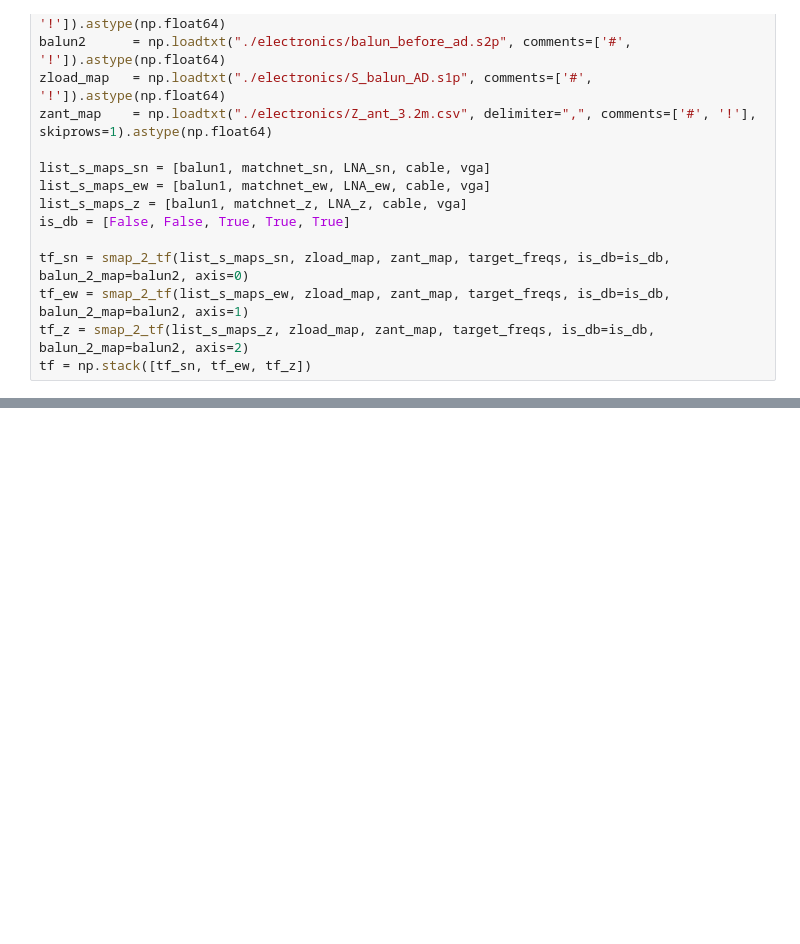
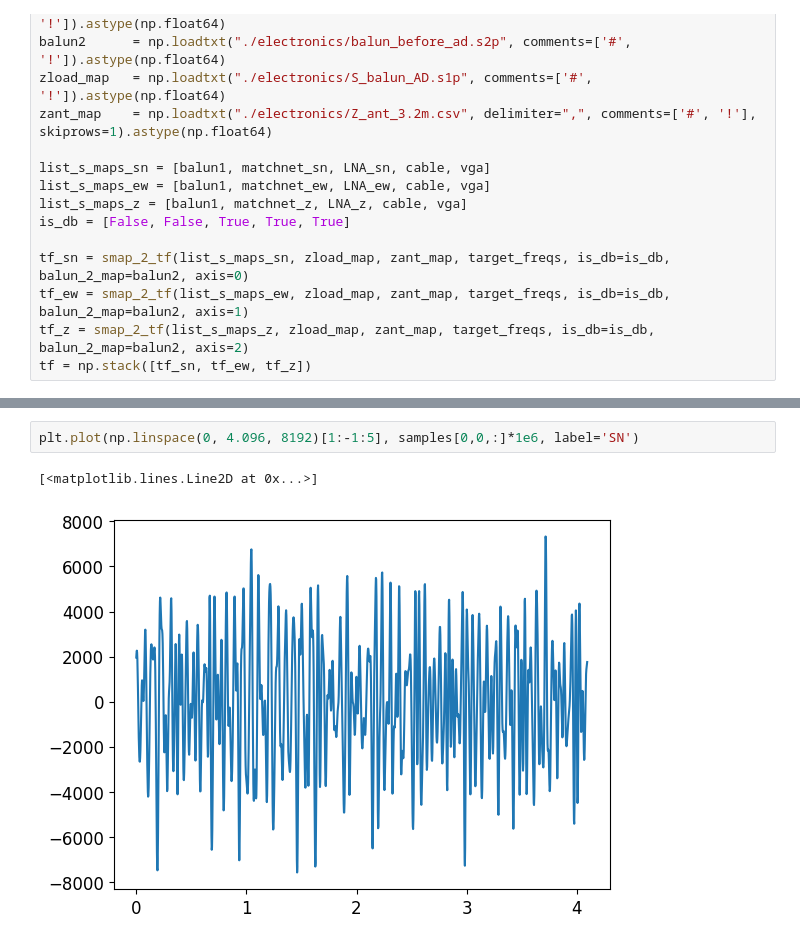
Before and after one commit to arsenefer/DU_response_computation, a Jupyter notebook: test_clean_noise.ipynb, the cells around one changed output, grey strips where cells are left out. Cells and saved outputs as stored; diff of their text form; blank space fills up the shorter version.

```diff
--- a/test_clean_noise.ipynb
+++ b/test_clean_noise.ipynb
@@ -98,0 +253,5 @@ plt.scatter((noise_computer.lst_rads*180/np.pi/15+12)%24, np.sum(noise_computer.
+# %%
+plt.plot(np.linspace(0, 4.096, 8192)[1:-1:5], samples[0,0,:]*1e6, label='SN')
+# %% [output]
+[<matplotlib.lines.Line2D at 0x...>]
+[figure, added]
```
Also changed, not shown: parts of 16 cells of this notebook, 1 other file.
